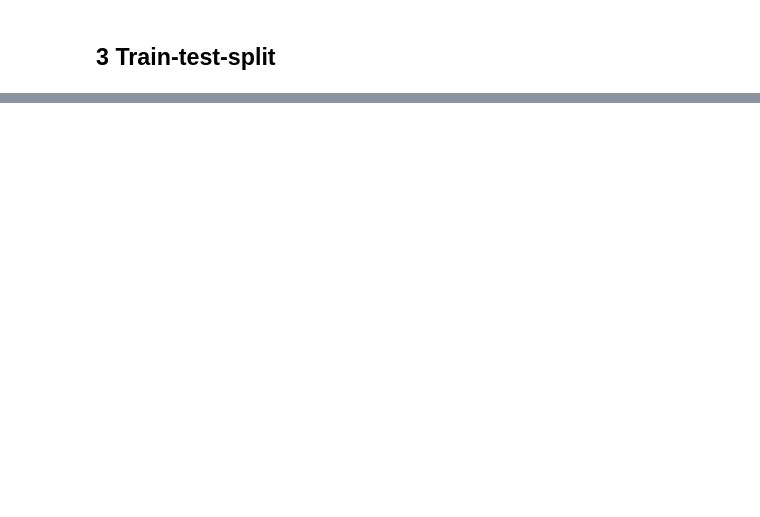
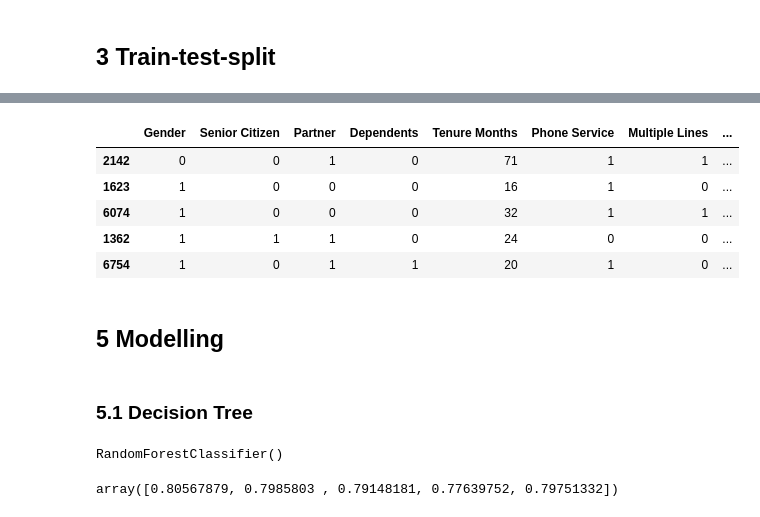
Before and after one commit to ldearlove/Digital-Futures-Swan-Project, a Jupyter notebook: White Swan.ipynb, the cells around one changed output, grey strips where cells are left out. Cells and saved outputs as stored; diff of their text form; code cells hidden in the pictures; blank space fills up the shorter version.

Commit message:
Latest Version
* Finished the Modelling Stuff
* I have just copied and pastes the graphs --> still need to sort them and make them look good and consistent

```diff
--- a/White Swan.ipynb
+++ b/White Swan.ipynb
@@ -145,0 +305,52 @@ null_vals(df) #Display the table
+# %%
+def feature_eng(dataframe):
+    '''Function with all our feature engineering'''
+
+    # Make a copy of dataframe
+    df = dataframe.copy()
+
+    ##### Mapping columns #######
+    # list of columns with yes's and no's
+    yn_cols = ['Senior Citizen','Partner','Dependents','Phone Service','Multiple Lines',
+               'Online Security','Online Backup','Device Protection','Tech Support',
+               'Streaming TV','Streaming Movies','Paperless Billing']
+    # mapping the above columns
+    for col in yn_cols:
+        df[f'{col}'] = df[f'{col}'].map({'No':0, 'Yes':1, 'No phone service':0, 'No internet service':0,
+                                         0:0, 1:1})
+        df[f'{col}'].astype(int) # Makes sure the column dtype is integer
+    # mapping gender column
+    df['Gender'] = df['Gender'].map({'Male':0, 'Female': 1})
+
+    ###### Drop Columns #########
+    df.drop(['CustomerID', 'Count', 'Country', 'State', 'City', 'Zip Code',
+            'Lat Long', 'Latitude', 'Longitude', 'Churn Label', 'Churn Reason'], axis = 1, inplace = True)
+
+    ###### OHE ###############
+    df = pd.get_dummies(data = df, columns = ['Internet Service'], prefix='IS', drop_first=False, dtype = int)
+    df = pd.get_dummies(data = df, columns = ['Contract'], prefix='Con', drop_first=False, dtype = int)
+    df = pd.get_dummies(data = df, columns = ['Payment Method'], prefix='Pay', drop_first=False, dtype = int)
+
+
+    ##### Target Columns - hidden nulls in diguise  #################
+    df['Total Charges'] = pd.to_numeric(df['Total Charges'], errors='coerce')
+
+    # Fills nulls with zeros
+    df['Total Charges'] = df['Total Charges'].fillna(value = 0)
+
+    return df
+# %%
+# Apply to X_train and X_test
+X_train_fe = feature_eng(X_train)
+X_test_fe = feature_eng(X_test)
+# %%
+X_train_fe.head()
+# %% [output]
+|  | Gender | Senior Citizen | Partner | Dependents | Tenure Months | Phone Service | Multiple Lines | ... |
+| 2142 | 0 | 0 | 1 | 0 | 71 | 1 | 1 | ... |
+| 1623 | 1 | 0 | 0 | 0 | 16 | 1 | 0 | ... |
+| 6074 | 1 | 0 | 0 | 0 | 32 | 1 | 1 | ... |
+| 1362 | 1 | 1 | 1 | 0 | 24 | 0 | 0 | ... |
+| 6754 | 1 | 0 | 1 | 1 | 20 | 1 | 0 | ... |
+# %% [markdown]
+## **5** Modelling <a class="anchor" id="5"></a>
@@ -145,0 +373,16 @@ null_vals(df) #Display the table
+# %% [markdown]
+### **5.1** Decision Tree
+# %%
+# The Model
+rf = RandomForestClassifier()
+
+# Fit it!
+rf.fit(X_train_fe, y_train)
+# %% [output]
+RandomForestClassifier()
+# %%
+## Check respective cross validation scores
+rf_score = cross_val_score(rf, X_train_fe, y_train, cv=5)
+rf_score
+# %% [output]
+array([0.80567879, 0.7985803 , 0.79148181, 0.77639752, 0.79751332])
```
Also changed, not shown: parts of 61 cells of this notebook.
